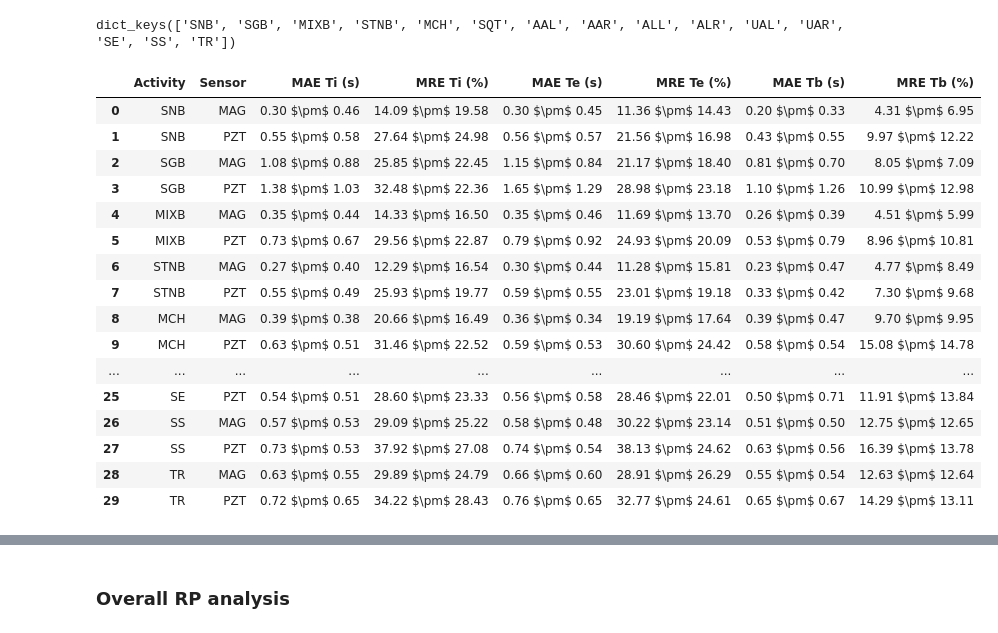
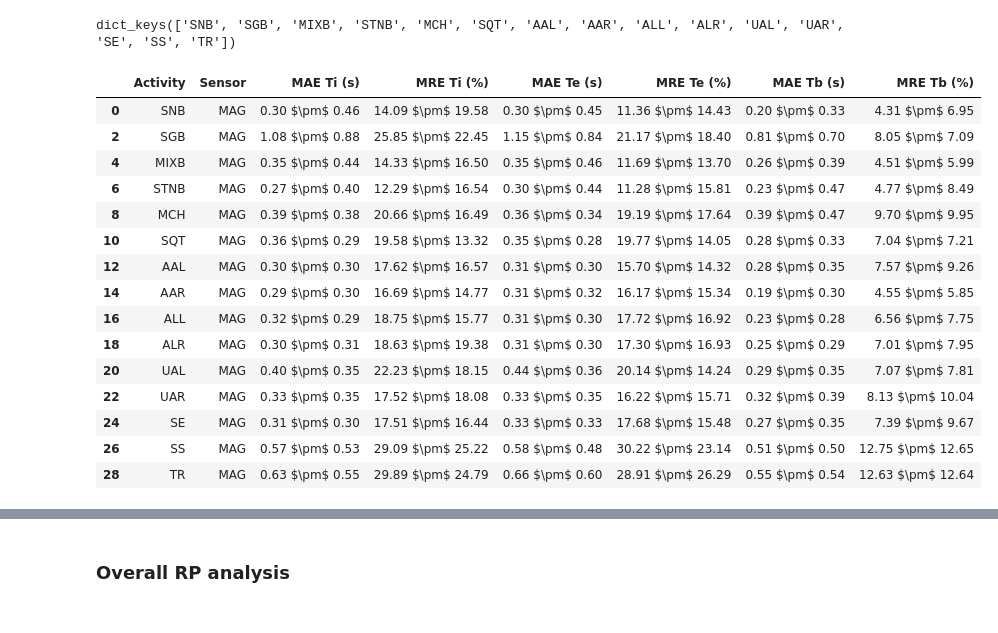
Before and after one commit to anascacais/analysis-RESP-data, a Jupyter notebook: resp_param_analysis.ipynb, the cells around one changed output, grey strips where cells are left out. Saved outputs shown, nothing was run; the diff lists cells and outputs as text; code cells hidden in the pictures.

```diff
--- a/resp_param_analysis.ipynb
+++ b/resp_param_analysis.ipynb
@@ -164,22 +164,21 @@ overview_all_participants.keys()
 dict_keys(['SNB', 'SGB', 'MIXB', 'STNB', 'MCH', 'SQT', 'AAL', 'AAR', 'ALL', 'ALR', 'UAL', 'UAR', 'SE', 'SS', 'TR'])
 # %%
 performance_all_participants = get_breath_parameters_performance(overview_all_participants, target="Activity")
-performance_all_participants
+performance_all_participants[performance_all_participants["Sensor"]=="MAG"]
 # %% [output]
 |  | Activity | Sensor | MAE Ti (s) | MRE Ti (%) | MAE Te (s) | MRE Te (%) | MAE Tb (s) | MRE Tb (%) |
 | 0 | SNB | MAG | 0.30 $\pm$ 0.46 | 14.09 $\pm$ 19.58 | 0.30 $\pm$ 0.45 | 11.36 $\pm$ 14.43 | 0.20 $\pm$ 0.33 | 4.31 $\pm$ 6.95 |
-| 1 | SNB | PZT | 0.55 $\pm$ 0.58 | 27.64 $\pm$ 24.98 | 0.56 $\pm$ 0.57 | 21.56 $\pm$ 16.98 | 0.43 $\pm$ 0.55 | 9.97 $\pm$ 12.22 |
 | 2 | SGB | MAG | 1.08 $\pm$ 0.88 | 25.85 $\pm$ 22.45 | 1.15 $\pm$ 0.84 | 21.17 $\pm$ 18.40 | 0.81 $\pm$ 0.70 | 8.05 $\pm$ 7.09 |
-| 3 | SGB | PZT | 1.38 $\pm$ 1.03 | 32.48 $\pm$ 22.36 | 1.65 $\pm$ 1.29 | 28.98 $\pm$ 23.18 | 1.10 $\pm$ 1.26 | 10.99 $\pm$ 12.98 |
 | 4 | MIXB | MAG | 0.35 $\pm$ 0.44 | 14.33 $\pm$ 16.50 | 0.35 $\pm$ 0.46 | 11.69 $\pm$ 13.70 | 0.26 $\pm$ 0.39 | 4.51 $\pm$ 5.99 |
-| 5 | MIXB | PZT | 0.73 $\pm$ 0.67 | 29.56 $\pm$ 22.87 | 0.79 $\pm$ 0.92 | 24.93 $\pm$ 20.09 | 0.53 $\pm$ 0.79 | 8.96 $\pm$ 10.81 |
 | 6 | STNB | MAG | 0.27 $\pm$ 0.40 | 12.29 $\pm$ 16.54 | 0.30 $\pm$ 0.44 | 11.28 $\pm$ 15.81 | 0.23 $\pm$ 0.47 | 4.77 $\pm$ 8.49 |
-| 7 | STNB | PZT | 0.55 $\pm$ 0.49 | 25.93 $\pm$ 19.77 | 0.59 $\pm$ 0.55 | 23.01 $\pm$ 19.18 | 0.33 $\pm$ 0.42 | 7.30 $\pm$ 9.68 |
 | 8 | MCH | MAG | 0.39 $\pm$ 0.38 | 20.66 $\pm$ 16.49 | 0.36 $\pm$ 0.34 | 19.19 $\pm$ 17.64 | 0.39 $\pm$ 0.47 | 9.70 $\pm$ 9.95 |
-| 9 | MCH | PZT | 0.63 $\pm$ 0.51 | 31.46 $\pm$ 22.52 | 0.59 $\pm$ 0.53 | 30.60 $\pm$ 24.42 | 0.58 $\pm$ 0.54 | 15.08 $\pm$ 14.78 |
-| ... | ... | ... | ... | ... | ... | ... | ... | ... |
-| 25 | SE | PZT | 0.54 $\pm$ 0.51 | 28.60 $\pm$ 23.33 | 0.56 $\pm$ 0.58 | 28.46 $\pm$ 22.01 | 0.50 $\pm$ 0.71 | 11.91 $\pm$ 13.84 |
+| 10 | SQT | MAG | 0.36 $\pm$ 0.29 | 19.58 $\pm$ 13.32 | 0.35 $\pm$ 0.28 | 19.77 $\pm$ 14.05 | 0.28 $\pm$ 0.33 | 7.04 $\pm$ 7.21 |
+| 12 | AAL | MAG | 0.30 $\pm$ 0.30 | 17.62 $\pm$ 16.57 | 0.31 $\pm$ 0.30 | 15.70 $\pm$ 14.32 | 0.28 $\pm$ 0.35 | 7.57 $\pm$ 9.26 |
+| 14 | AAR | MAG | 0.29 $\pm$ 0.30 | 16.69 $\pm$ 14.77 | 0.31 $\pm$ 0.32 | 16.17 $\pm$ 15.34 | 0.19 $\pm$ 0.30 | 4.55 $\pm$ 5.85 |
+| 16 | ALL | MAG | 0.32 $\pm$ 0.29 | 18.75 $\pm$ 15.77 | 0.31 $\pm$ 0.30 | 17.72 $\pm$ 16.92 | 0.23 $\pm$ 0.28 | 6.56 $\pm$ 7.75 |
+| 18 | ALR | MAG | 0.30 $\pm$ 0.31 | 18.63 $\pm$ 19.38 | 0.31 $\pm$ 0.30 | 17.30 $\pm$ 16.93 | 0.25 $\pm$ 0.29 | 7.01 $\pm$ 7.95 |
+| 20 | UAL | MAG | 0.40 $\pm$ 0.35 | 22.23 $\pm$ 18.15 | 0.44 $\pm$ 0.36 | 20.14 $\pm$ 14.24 | 0.29 $\pm$ 0.35 | 7.07 $\pm$ 7.81 |
+| 22 | UAR | MAG | 0.33 $\pm$ 0.35 | 17.52 $\pm$ 18.08 | 0.33 $\pm$ 0.35 | 16.22 $\pm$ 15.71 | 0.32 $\pm$ 0.39 | 8.13 $\pm$ 10.04 |
+| 24 | SE | MAG | 0.31 $\pm$ 0.30 | 17.51 $\pm$ 16.44 | 0.33 $\pm$ 0.33 | 17.68 $\pm$ 15.48 | 0.27 $\pm$ 0.35 | 7.39 $\pm$ 9.67 |
 | 26 | SS | MAG | 0.57 $\pm$ 0.53 | 29.09 $\pm$ 25.22 | 0.58 $\pm$ 0.48 | 30.22 $\pm$ 23.14 | 0.51 $\pm$ 0.50 | 12.75 $\pm$ 12.65 |
-| 27 | SS | PZT | 0.73 $\pm$ 0.53 | 37.92 $\pm$ 27.08 | 0.74 $\pm$ 0.54 | 38.13 $\pm$ 24.62 | 0.63 $\pm$ 0.56 | 16.39 $\pm$ 13.78 |
 | 28 | TR | MAG | 0.63 $\pm$ 0.55 | 29.89 $\pm$ 24.79 | 0.66 $\pm$ 0.60 | 28.91 $\pm$ 26.29 | 0.55 $\pm$ 0.54 | 12.63 $\pm$ 12.64 |
-| 29 | TR | PZT | 0.72 $\pm$ 0.65 | 34.22 $\pm$ 28.43 | 0.76 $\pm$ 0.65 | 32.77 $\pm$ 24.61 | 0.65 $\pm$ 0.67 | 14.29 $\pm$ 13.11 |
```
Also changed, not shown: parts of 6 cells of this notebook, 25 other files.
